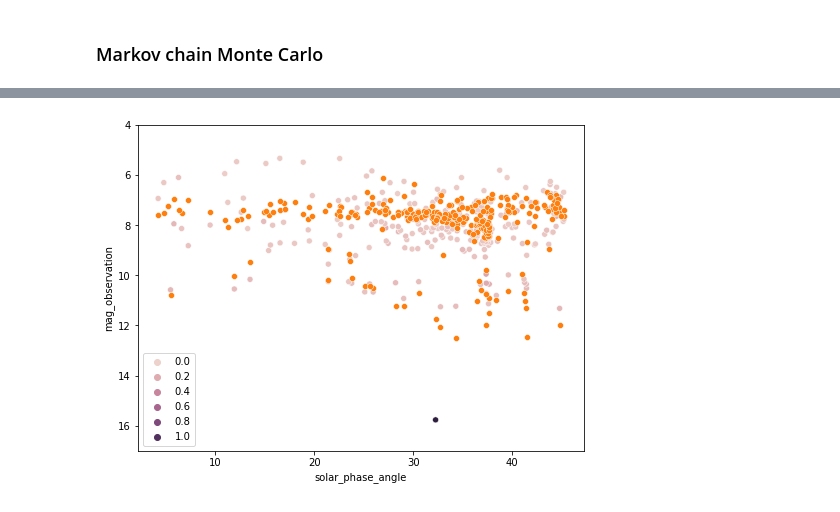
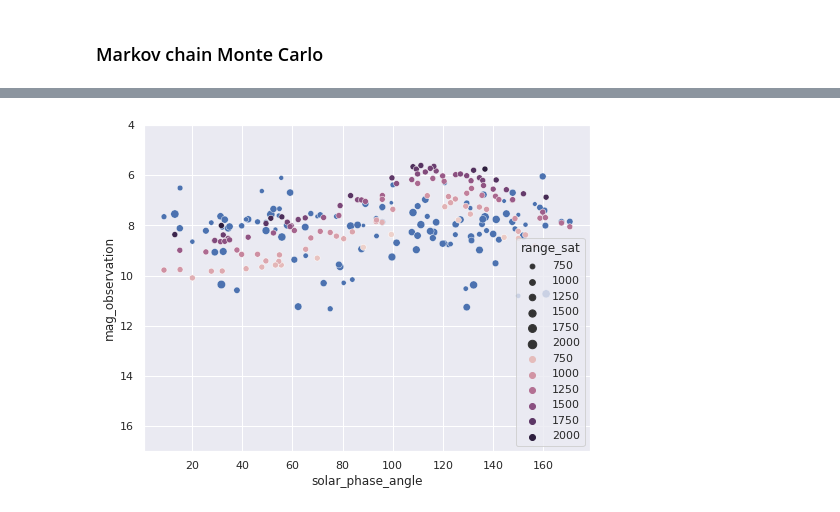
Before and after one commit to mariaromerocol/monte_carlos, a Jupyter notebook: test.ipynb, the cells around one changed output, grey strips where cells are left out. Cells and saved outputs as stored; diff of their text form; code cells hidden in the pictures.

Commit message:
change path for laptop option

```diff
--- a/test.ipynb
+++ b/test.ipynb
@@ -114,11 +109,11 @@ plt.show()
 # %% [markdown]
 #### Laptop
 # %%
-path = '/home/kero/Documents/PhD/re-analyse/test.csv'
+path = '/home/kero/Documents/PhD/re-analyse/ready/all_result.csv'
 
 data_sat = pd.read_csv(path)
 data_in = pd.DataFrame()
-data_in['solar_phase_angle'] = data_sat['SunPhaseAng']
-data_in['range_sat'] = data_sat['ObsTrailLength']
-data_in['mag_observation'] = data_sat['ObsMag']
-data_in['e_mag'] = data_sat['e_ObsMag']
+data_in['solar_phase_angle'] = data_sat['solar_phase_angle']
+data_in['range_sat'] = data_sat['range_sat']
+data_in['mag_observation'] = data_sat['mag_observation']
+data_in['e_mag'] = data_sat['e_mag_observation']
@@ -124,0 +135,6 @@ data_in['e_mag'] = data_sat['e_ObsMag']
+# %%
+sns.set_theme(style="darkgrid")
+fig, ax = plt.subplots(figsize=(12, 8))
+sns.scatterplot(x="solar_phase_angle", y="mag_observation", data=data_in)
+ax.set_ylim(17, 4)
+plt.show()
@@ -125,8 +143,8 @@ data_in['e_mag'] = data_sat['e_ObsMag']
 # %% [markdown]
 ### Markov chain Monte Carlo
 # %%
-p_value = 1.3
-num_simulations = 5000
+p_value = 2.5
+num_simulations = 2000
 
 good_p_value = []
 mixing_coeffient_est = []
@@ -163,7 +181,7 @@ for i in range(num_simulations):
 
     print(estimador[0])
     # print(estimador)
-    if (estimador[0] < p_value) and (cross_section > 0.5): # and (albedo > 0.) and (cross_section > 0.5):
+    if (estimador[0] < p_value): # and (albedo > 0.) and (cross_section > 0.5):
         p_value = estimador[0]
         good_p_value.append(p_value)
         mixing_coeffient_est.append(mix_coef)
@@ -474,10 +503,10 @@ sns.displot(data=result_fit, x="cross_section_est", kde=True)
 sns.lineplot(data=result_fit, x="mixing_coeffient_est", y="p_value", markers=True, dashes=False)
 # %%
 fig, ax = plt.subplots(figsize=(8, 6))
-sns.scatterplot(data=data_plot, x="solar_phase_angle", y="mag_observation", hue="e_mag")
-sns.scatterplot(data=data_plot, x="solar_phase_angle", y="model_value", markers='s')
+sns.scatterplot(data=data_plot, x="solar_phase_angle", y="mag_observation", size="range_sat")
+sns.scatterplot(data=data_plot, x="solar_phase_angle", y="model_value", hue="range_sat", markers='s')
 ax.set_ylim(17, 4)
 plt.show()
 # %% [output]
-[figure, old version]
+[figure, new version]
 # %%
```
Also changed, not shown: parts of 22 cells of this notebook.
